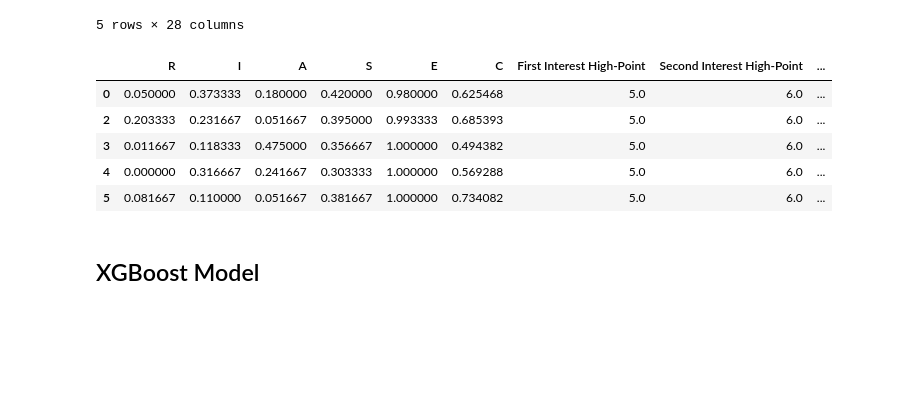
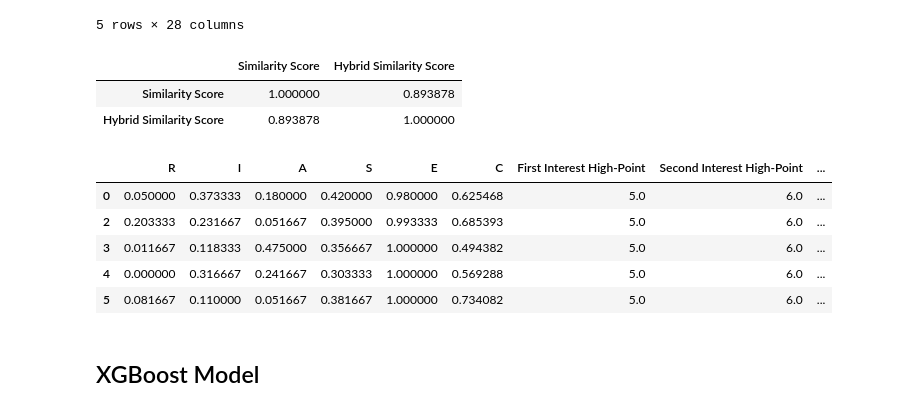
Before and after one commit to eugene-maina72/Phase_5_Capstone_Project-SmartPath, a Jupyter notebook: SmartPath.ipynb, the cells around one changed output. Saved outputs shown, nothing was run; the diff lists cells and outputs as text; code cells hidden in the pictures; blank space fills up the shorter version.

```diff
--- a/SmartPath.ipynb
+++ b/SmartPath.ipynb
@@ -1353,6 +1353,13 @@ df_encoded_model.head()
 | 4 | 11-2021.00 | Marketing Managers | Plan, direct, or coordinate marke... | 0.241667 | 0.569288 | 1.000000 | 5.0 | 0.316667 | 0.000000 | ... |
 | 5 | 11-2022.00 | Sales Managers | Plan, direct, or coordinate the a... | 0.051667 | 0.734082 | 1.000000 | 5.0 | 0.110000 | 0.081667 | ... |
 5 rows × 28 columns
+# %%
+#selecting one of the scores-checking correlation
+df_encoded_model[['Similarity Score', 'Hybrid Similarity Score']].corr()
+# %% [output]
+|  | Similarity Score | Hybrid Similarity Score |
+| Similarity Score | 1.000000 | 0.893878 |
+| Hybrid Similarity Score | 0.893878 | 1.000000 |
 # %%
 # Step 1: Define the key column name patterns
 key_interest_cols = ['R', 'I', 'A', 'S', 'E', 'C',
```
Also changed, not shown: parts of 34 cells of this notebook.
